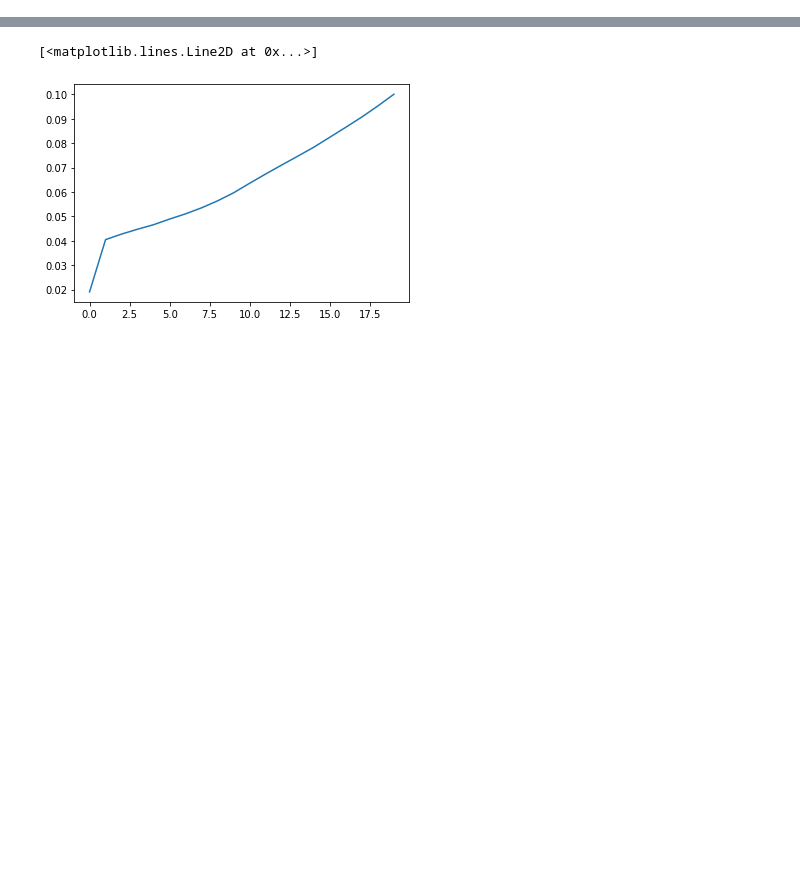
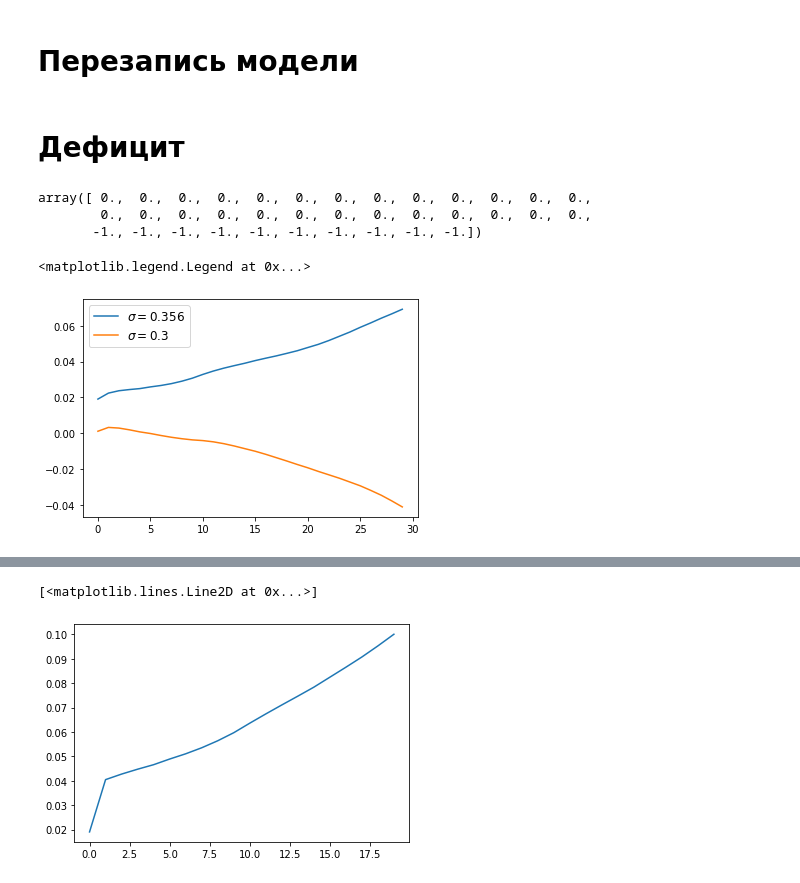
Before and after one commit to mkhlgrv/olg, a Jupyter notebook: steady_state.ipynb, the cells around one changed output, grey strips where cells are left out. Cells and saved outputs as stored; diff of their text form; code cells hidden in the pictures; blank space fills up the shorter version.

Commit message:
Add find_solution_from file and reform

```diff
--- a/steady_state.ipynb
+++ b/steady_state.ipynb
@@ -114,25 +138,3 @@ N = np.array([N_female, N_male])
 
 # niter = 30
 # tol = 10e-5
-# %%
-with open('olg_base_with_assets.file', 'rb') as f:
-    olg=pickle.load(f)
-fig, ax = plt.subplots(3,3, figsize = (16,16))
-ax[0,0].plot(olg.k[0,:(olg.T+50)], alpha=0.5, color="black", label = r"$k_N$")
-ax[0,0].plot(olg.k[1,:(olg.T+50)], alpha=0.5, color="red", label = r"$k_E$")
-ax[0,1].plot(olg.Consumption[:(olg.T+50)], alpha=0.5, color="black", label = r"$C$")
-ax[0,2].plot(olg.Labor[:(olg.T+50)], alpha=0.5, color="black", label = r"$L$")
-ax[1,0].plot(olg.w[:(olg.T+50)], alpha=0.5, color="black", label = r"$w$")
-ax[1,1].plot(olg.price[:(olg.T+50)], alpha=0.5, color="black", label = r"$p$")
-ax[1,2].plot(olg.price[:(olg.T+50)], alpha=0.5, color="black", label = r"$p_N$")
-ax[2,0].plot(olg.c[0,:,1:(olg.T)].diagonal(-olg.G+1), alpha=0.5, color="black", label = r"$c_{f}$")
-ax[2,0].plot(olg.c[1,:,1:(olg.T)].diagonal(-olg.G+1), alpha=0.5, color="red", label = r"$c_{f}$")
-ax[2,1].plot(olg.l[0,:,1:(olg.T)].diagonal(-olg.G+1), alpha=0.5, color="black", label = r"$l_{f}$")
-ax[2,1].plot(olg.l[1,:,1:(olg.T)].diagonal(-olg.G+1), alpha=0.5, color="red", label = r"$l_{m}$")
-ax[2,2].plot(olg.a[0,:,1:(olg.T)].diagonal(-olg.G+1), alpha=0.5, color="black", label = r"$a_{f}$")
-ax[2,2].plot(olg.a[1,:,1:(olg.T)].diagonal(-olg.G+1), alpha=0.5, color="red", label = r"$a_{m}$")
-
-
-for row in ax:
-    for col in row:
-        col.legend()
@@ -148,0 +144,2 @@ plt.plot(olg.K[0,:200])
+# %% [markdown]
+# Перезапись модели
@@ -148,0 +186,21 @@ plt.plot(olg.K[0,:200])
+# %% [markdown]
+# Дефицит
+# %%
+with open(f'olg_baseline.file', 'rb') as f:
+    olg_baseline = pickle.load(f)
+with open(f'olg_sigma_low.file', 'rb') as f:
+    olg_sigma_low = pickle.load(f)
+# %%
+# сильнее всего страдают 25-35 поколения мужчин и 30-40 женщин включительно
+rho_reform[1][:36,10]-rho[1,:36,10]
+# %% [output]
+array([ 0.,  0.,  0.,  0.,  0.,  0.,  0.,  0.,  0.,  0.,  0.,  0.,  0.,
+        0.,  0.,  0.,  0.,  0.,  0.,  0.,  0.,  0.,  0.,  0.,  0.,  0.,
+       -1., -1., -1., -1., -1., -1., -1., -1., -1., -1.])
+# %%
+plt.plot(olg_baseline.Deficit_ratio[:30], label = r'$\sigma=0.356$')
+plt.plot(olg_sigma_low.Deficit_ratio[:30], label = r'$\sigma=0.3$')
+plt.legend()
+# %% [output]
+<matplotlib.legend.Legend at 0x...>
+[figure, added]
```
Also changed, not shown: parts of 15 cells of this notebook, 4 other files.
